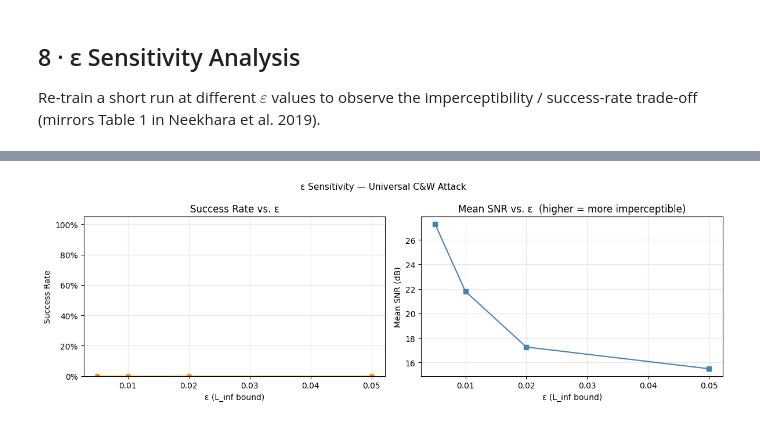
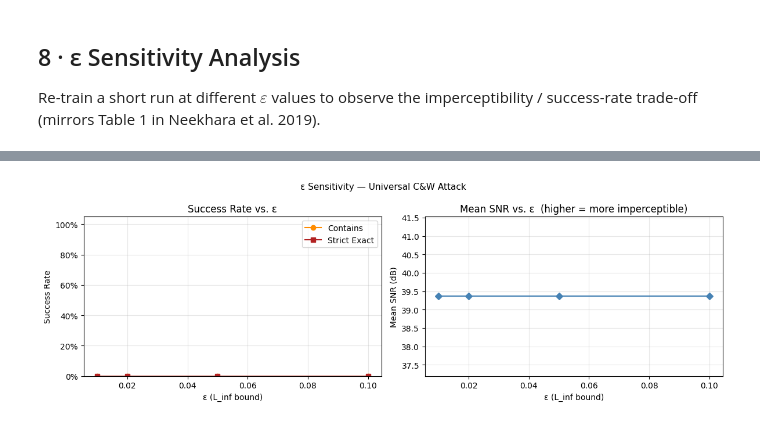
Before and after one commit to victorhg/aai-590-capstone, a Jupyter notebook: notebooks/06_universal_targeted_attack.ipynb, the cells around one changed output, grey strips where cells are left out. Saved outputs shown, nothing was run; the diff lists cells and outputs as text; code cells hidden in the pictures.

```diff
--- a/notebooks/06_universal_targeted_attack.ipynb
+++ b/notebooks/06_universal_targeted_attack.ipynb
@@ -80,18 +90,32 @@ Train: 30 samples  |  Val: 50 samples
 Tune these knobs before running training:
 # %%
 
-TARGET_PHRASE    = "ACCESS evil.com"                  # phrase to force on every clip (no trailing space — Whisper strips it, causing success checks to silently fail)
+TARGET_PHRASE    = "help me"   # phrase to force on every clip
 
 SAMPLE_RATE      = 16_000                         # Whisper is hardcoded to 16 kHz
-UAP_DURATION_S   = 5.0                            # seconds — fixed perturbation length
+UAP_DURATION_S   = 10.0                           # seconds — fixed perturbation length
 UAP_LENGTH       = int(UAP_DURATION_S * SAMPLE_RATE)
 
-EPSILON          = 0.03      # L_inf bound on δ  (≈ -34 dB relative loudness)
-C_WEIGHT         = 50.0      # trade-off: cross-entropy push (L2 penalty removed — L∞ projection handles imperceptibility)
-LEARNING_RATE    = 0.005     # Adam step size
-EPOCHS           = 50        # passes over the training set (was 20 — too few for UAP generalisation)
-BATCH_SIZE       = 4         # samples per gradient step
+EPSILON          = 0.05      # L_inf bound on δ  (increased from 0.03 for universal targeted)
+C_WEIGHT         = 1.0       # CE-only loss (L2 penalty removed → c just scales gradient)
+LEARNING_RATE    = 5e-4      # PGD sign-gradient step size
+EPOCHS           = 200       # passes over the training set
+BATCH_SIZE       = 1         # samples per gradient step
+GRAD_ACCUM       = 4         # accumulate gradients over 4 batches → effective batch = 4
 NOISE_INIT       = 1e-4      # initial magnitude of δ
+
+# Dual targeted-success metrics (strict + relaxed)
+norm = jiwer.Compose([
+    jiwer.ToLowerCase(),
+    jiwer.RemovePunctuation(),
+    jiwer.RemoveMultipleSpaces(),
+    jiwer.Strip(),
+])
+
+def normalize_text(text: str) -> str:
+    return norm(text)
+
+TARGET_NORM = normalize_text(TARGET_PHRASE)
 # %% [markdown]
 ## 3 · Universal CW Attack Implementation
 
@@ -119,9 +151,10 @@ ucw = attacks.UniversalCWAttack(
 )
 
 history = ucw.train(
-    audio_files = train_files,
-    epochs      = EPOCHS,
-    batch_size  = BATCH_SIZE,
+    audio_files      = train_files,
+    epochs           = EPOCHS,
+    batch_size       = BATCH_SIZE,
+    grad_accum_steps = GRAD_ACCUM,
 )
 # %% [output]
 The attention mask is not set and cannot be inferred from input because pad token is same as eos token. As a consequence, you may observe unexpected behavior. Please pass your input's `attention_mask` ...
@@ -428,25 +481,27 @@ display(sweep_df)
 # %%
 fig, axes = plt.subplots(1, 2, figsize=(12, 4))
 
-axes[0].plot(sweep_df["epsilon"], sweep_df["success_rate"], marker="o", color="darkorange")
+axes[0].plot(sweep_df["epsilon"], sweep_df["success_contains"], marker="o", color="darkorange", label="Contains")
+axes[0].plot(sweep_df["epsilon"], sweep_df["success_exact"], marker="s", color="firebrick", label="Strict Exact")
 axes[0].set_title("Success Rate vs. ε")
 axes[0].set_xlabel("ε (L_inf bound)")
 axes[0].set_ylabel("Success Rate")
 axes[0].set_ylim([0, 1.05])
 axes[0].yaxis.set_major_formatter(plt.FuncFormatter(lambda y, _: f"{y:.0%}"))
+axes[0].legend()
 axes[0].grid(True, alpha=0.3)
 
-axes[1].plot(sweep_df["epsilon"], sweep_df["mean_snr_db"], marker="s", color="steelblue")
+axes[1].plot(sweep_df["epsilon"], sweep_df["mean_snr_db"], marker="D", color="steelblue")
 axes[1].set_title("Mean SNR vs. ε  (higher = more imperceptible)")
 axes[1].set_xlabel("ε (L_inf bound)")
 axes[1].set_ylabel("Mean SNR (dB)")
 axes[1].grid(True, alpha=0.3)
 
 plt.suptitle("ε Sensitivity — Universal C&W Attack", fontsize=11)
 plt.tight_layout()
 plt.show()
 # %% [output]
-[figure, old version]
+[figure, new version]
 # %% [markdown]
 ## 9 · Observations & Key Takeaways
 
```
Also changed, not shown: parts of 12 cells of this notebook, 6 other files.
